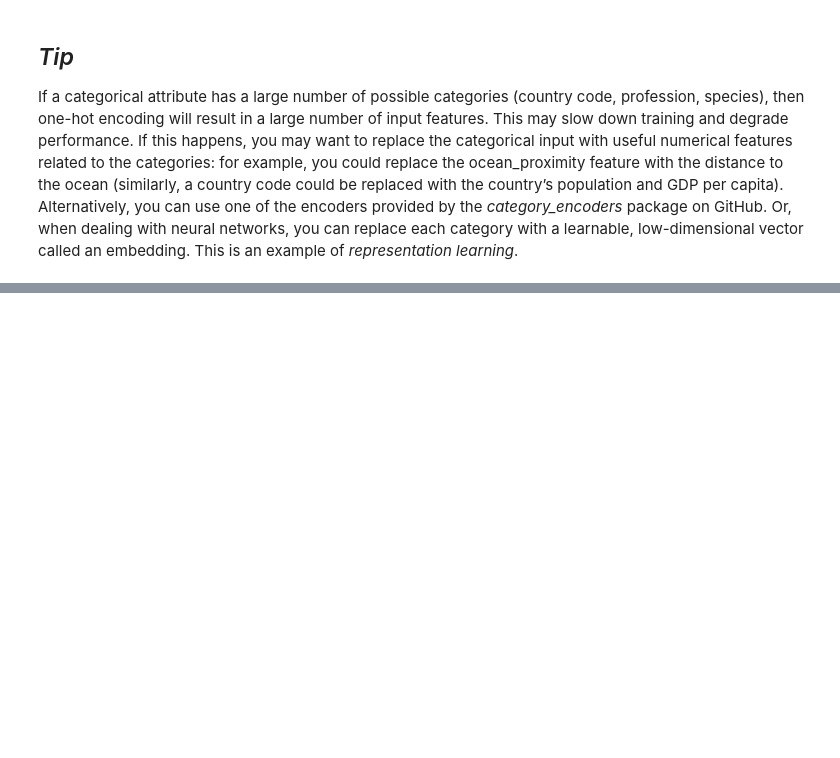
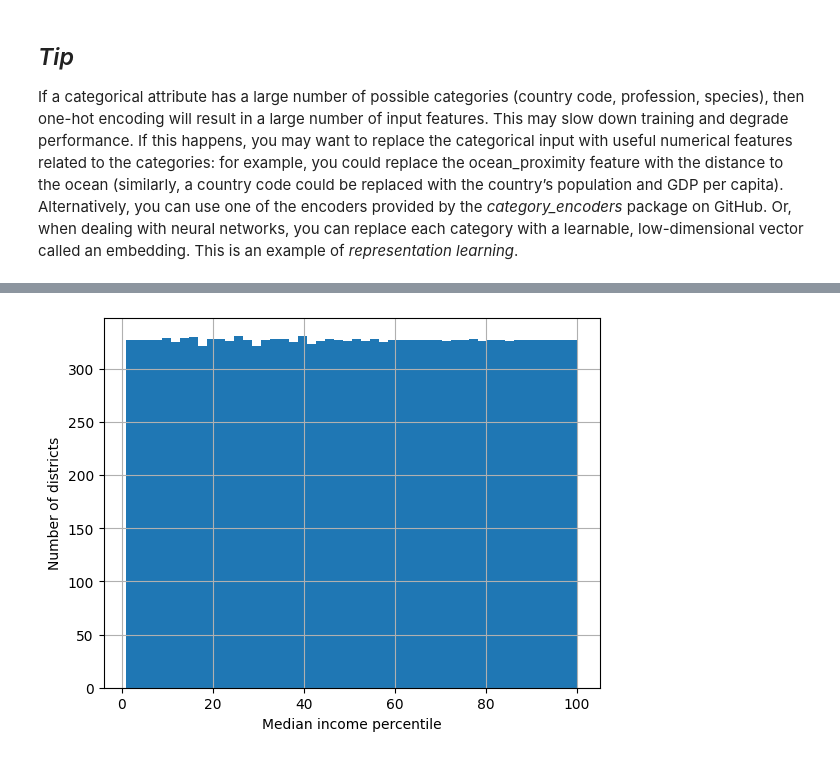
Before and after one commit to SocioPJ/HandsOn-ML, a Jupyter notebook: Chapter2_End-to-End_Machine_Learning_Project/California_House_Prices_Prediction/main.ipynb, the cells around one changed output, grey strips where cells are left out. Cells and saved outputs as stored; diff of their text form; code cells hidden in the pictures; blank space fills up the shorter version.

```diff
--- a/Chapter2_End-to-End_Machine_Learning_Project/California_House_Prices_Prediction/main.ipynb
+++ b/Chapter2_End-to-End_Machine_Learning_Project/California_House_Prices_Prediction/main.ipynb
@@ -635,0 +710,17 @@ If a categorical attribute has a large number of possible categories (country co
+# %%
+percentiles = [np.percentile(housing['median_income'],p)
+               for p in range(1,100)]
+flattened_median_income = pd.cut(housing['median_income'],
+                                 bins=[-np.inf]+percentiles+[np.inf],
+                                 labels=range(1,100+1))
+
+flattened_median_income.hist(bins=50)
+plt.xlabel('Median income percentile')
+plt.ylabel('Number of districts')
+plt.show()
+
+# Note: incomes below the 1st percentile are labeled 1, and incomes above the
+# 99th percentile are labeled 100. This is why the distribution below ranges
+# from 1 to 100 (not 0 to 100).
+# %% [output]
+[figure, added]
```
Also changed, not shown: parts of 22 cells of this notebook.
